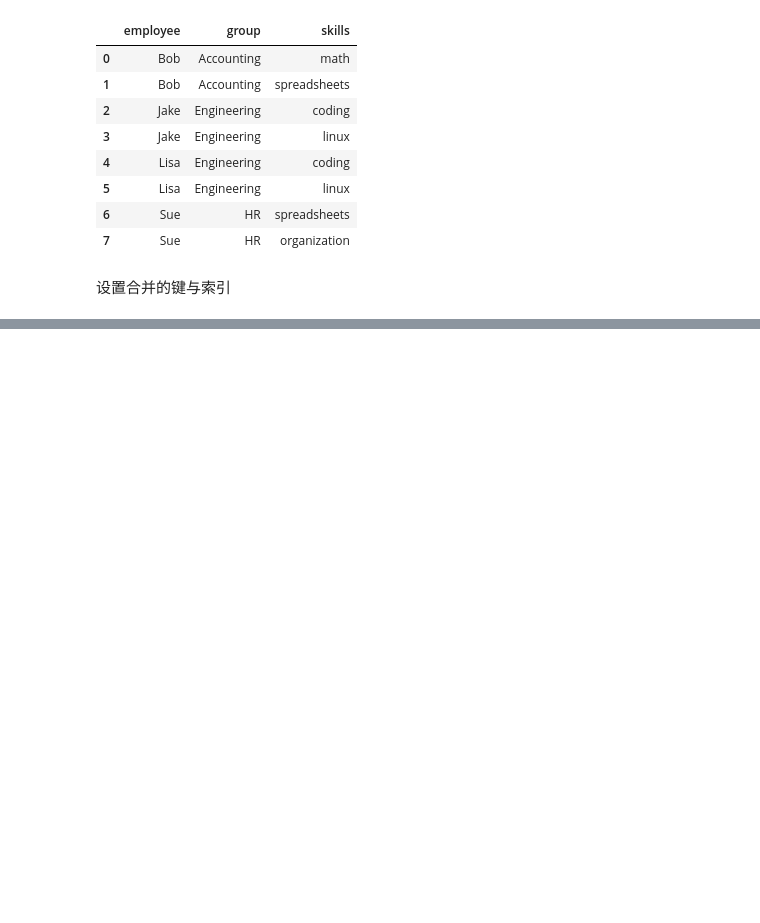
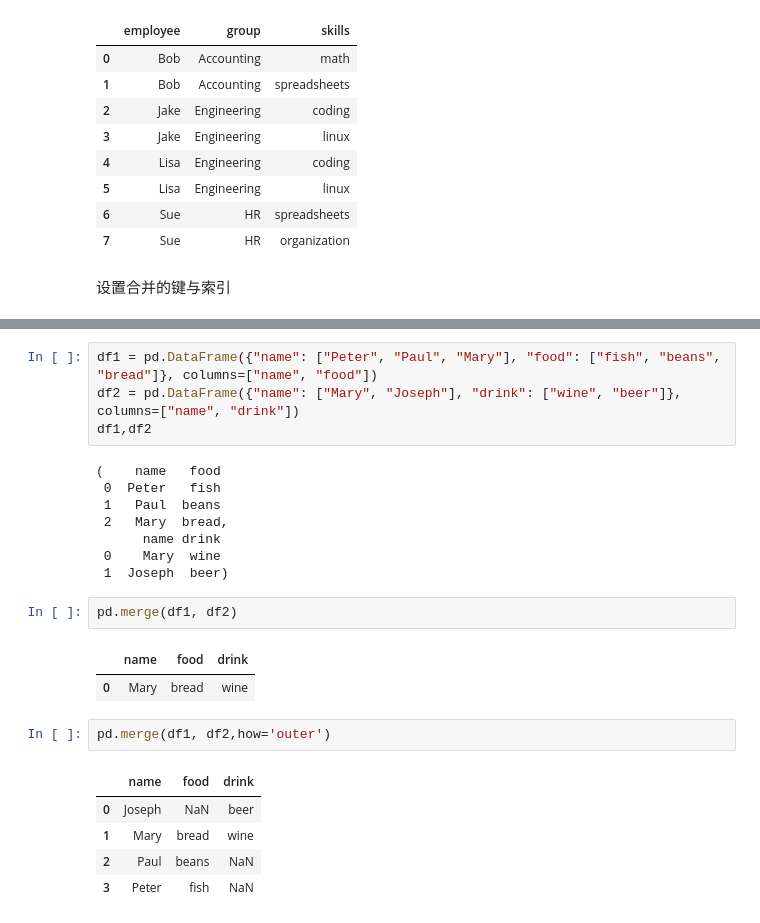
Before and after one commit to liuyankai2001/data_analysis, a Jupyter notebook: 05.pandas的数据组合函数/数据组合.ipynb, the cells around one changed output, grey strips where cells are left out. Drawn from its saved outputs; the diff is of its cells as text; blank space fills up the shorter version.

```diff
--- a/05.pandas的数据组合函数/数据组合.ipynb
+++ b/05.pandas的数据组合函数/数据组合.ipynb
@@ -254,0 +387,25 @@ pd.merge(df1, df2)
+# %%
+df1 = pd.DataFrame({"name": ["Peter", "Paul", "Mary"], "food": ["fish", "beans", "bread"]}, columns=["name", "food"])
+df2 = pd.DataFrame({"name": ["Mary", "Joseph"], "drink": ["wine", "beer"]}, columns=["name", "drink"])
+df1,df2
+# %% [output]
+(    name   food
+ 0  Peter   fish
+ 1   Paul  beans
+ 2   Mary  bread,
+      name drink
+ 0    Mary  wine
+ 1  Joseph  beer)
+# %%
+pd.merge(df1, df2)
+# %% [output]
+|  | name | food | drink |
+| 0 | Mary | bread | wine |
+# %%
+pd.merge(df1, df2,how='outer')
+# %% [output]
+|  | name | food | drink |
+| 0 | Joseph | NaN | beer |
+| 1 | Mary | bread | wine |
+| 2 | Paul | beans | NaN |
+| 3 | Peter | fish | NaN |
```
Also changed, not shown: parts of 18 cells of this notebook, 1 other file.
